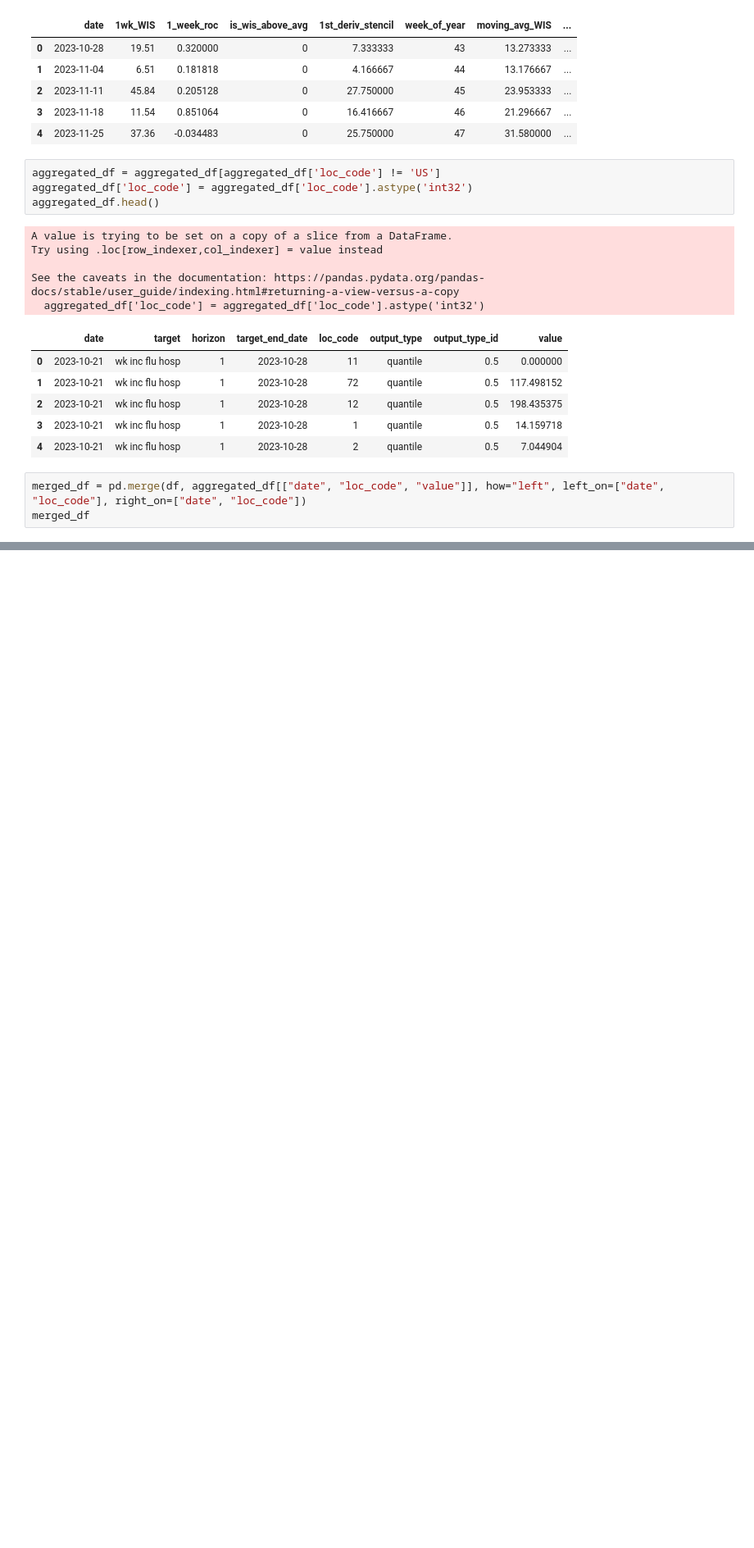
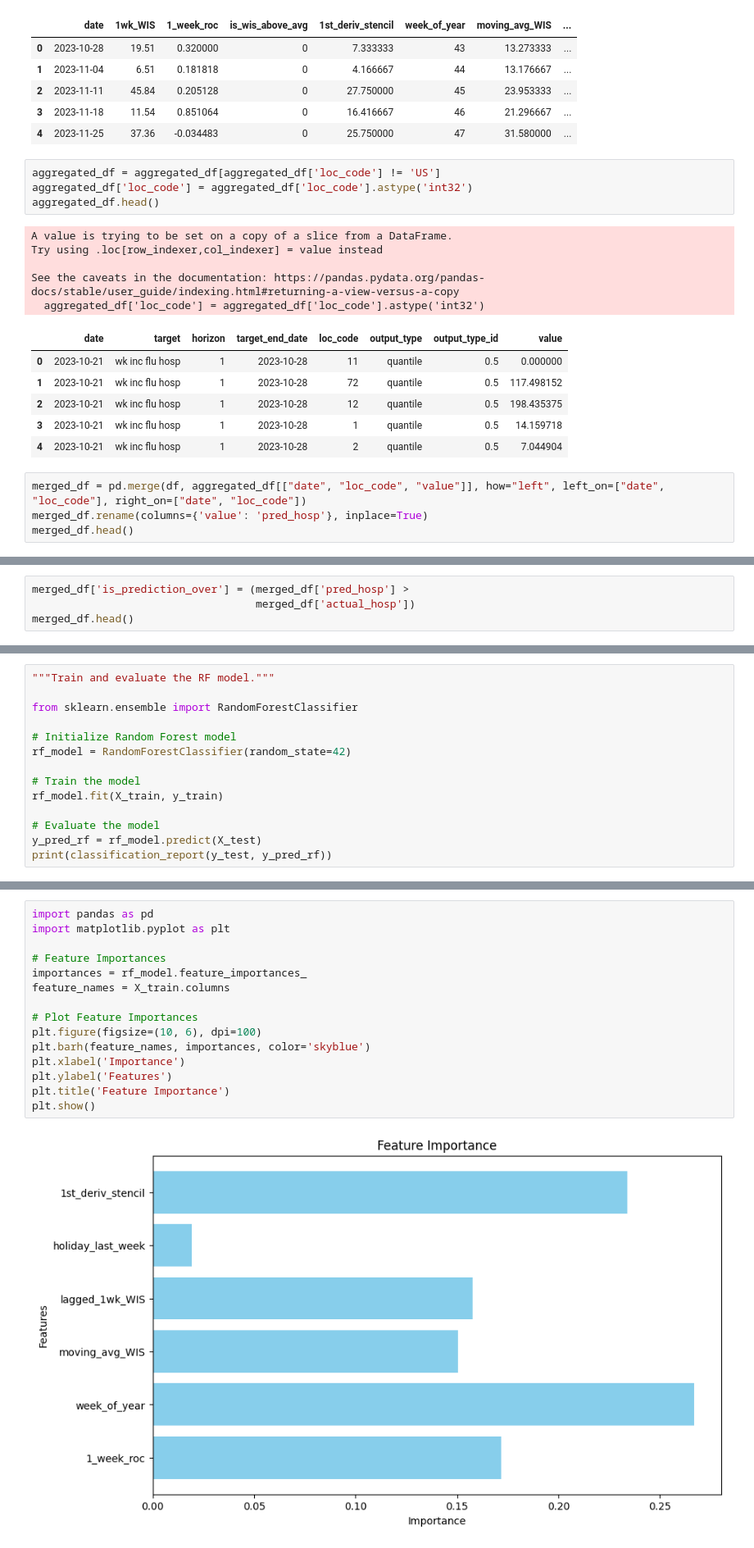
Before and after one commit to atiumcache/flu-forecast-accuracy, a Jupyter notebook: rf_predict_hospitalizations_20240702.ipynb, the cells around one changed output, grey strips where cells are left out. Shown at 82% size. Cells and saved outputs as stored; diff of their text form; blank space fills up the shorter version.

```diff
--- a/rf_predict_hospitalizations_20240702.ipynb
+++ b/rf_predict_hospitalizations_20240702.ipynb
@@ -71,7 +71,8 @@ See the caveats in the documentation: https://pandas.pydata.org/pandas-docs/stab
 | 4 | 2023-10-21 | wk inc flu hosp | 1 | 2023-10-28 | 2 | quantile | 0.5 | 7.044904 |
 # %%
 merged_df = pd.merge(df, aggregated_df[["date", "loc_code", "value"]], how="left", left_on=["date", "loc_code"], right_on=["date", "loc_code"])
-merged_df
+merged_df.rename(columns={'value': 'pred_hosp'}, inplace=True)
+merged_df.head()
 # %% [output]
 |  | date | 1wk_WIS | 1_week_roc | is_wis_above_avg | 1st_deriv_stencil | week_of_year | moving_avg_WIS | ... |
 | 0 | 2023-10-28 | 19.51 | 0.320000 | 0 | 7.333333 | 43 | 13.273333 | ... |
@@ -88,0 +173,4 @@ merged_df
+# %%
+merged_df['is_prediction_over'] = (merged_df['pred_hosp'] >
+                                   merged_df['actual_hosp'])
+merged_df.head()
@@ -88,0 +210,14 @@ merged_df
+# %%
+"""Train and evaluate the RF model."""
+
+from sklearn.ensemble import RandomForestClassifier
+
+# Initialize Random Forest model
+rf_model = RandomForestClassifier(random_state=42)
+
+# Train the model
+rf_model.fit(X_train, y_train)
+
+# Evaluate the model
+y_pred_rf = rf_model.predict(X_test)
+print(classification_report(y_test, y_pred_rf))
@@ -88,0 +233,17 @@ merged_df
+# %%
+import pandas as pd
+import matplotlib.pyplot as plt
+
+# Feature Importances
+importances = rf_model.feature_importances_
+feature_names = X_train.columns
+
+# Plot Feature Importances
+plt.figure(figsize=(10, 6), dpi=100)
+plt.barh(feature_names, importances, color='skyblue')
+plt.xlabel('Importance')
+plt.ylabel('Features')
+plt.title('Feature Importance')
+plt.show()
+# %% [output]
+[figure, added]
```
Also changed, not shown: parts of 15 cells of this notebook, 6 other files.
